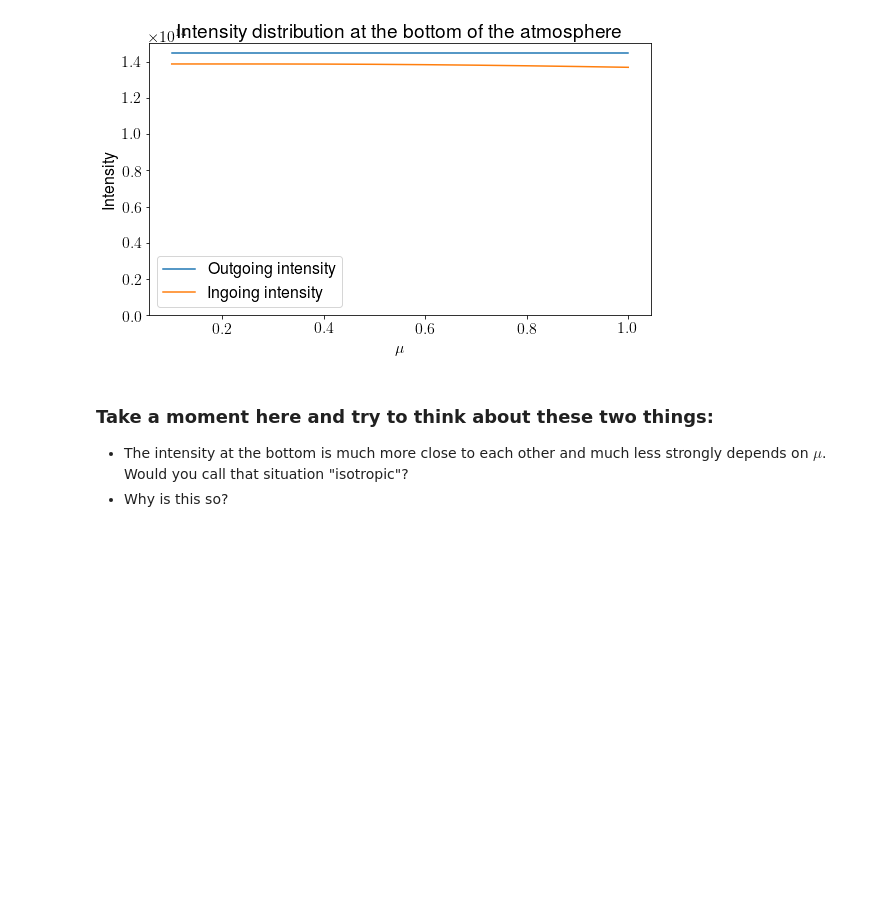
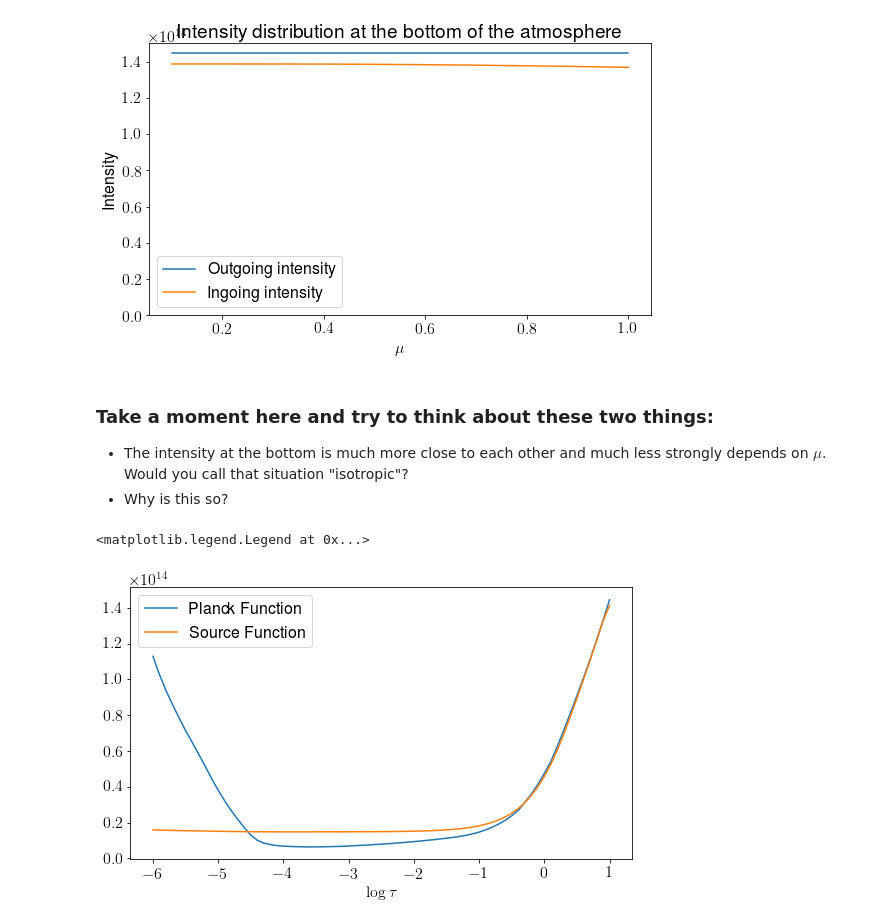
Before and after one commit to ivanzmilic/collage, a Jupyter notebook: Simple scattering .ipynb, the cells around one changed output. Drawn from its saved outputs; the diff is of its cells as text; code cells hidden in the pictures; blank space fills up the shorter version.

```diff
--- a/Simple scattering .ipynb
+++ b/Simple scattering .ipynb
@@ -251,3 +251,27 @@ Text(0.5, 1.0, 'Intensity distribution at the bottom of the atmosphere')
 
 - The intensity at the bottom is much more close to each other and much less strongly depends on $\mu$. Would you call that situation "isotropic"?
 - Why is this so?
+# %%
+# Now we can calculate mean intensity similarly to above. We don't even have to use super strict
+# trapezoidal integration. Just add all the intensities and divide by 20
+
+J = np.sum(int_in+int_out,axis=0)/20.
+# %%
+# Then define the epsilon
+
+epsilon = 1E-2
+
+# And then we can update the source function:
+S = epsilon * B + (1-epsilon) * J
+
+# And we can now plot B (Planck function, our "old value for the source function") vs our "new"
+# source function
+
+plt.figure(figsize=[9,5])
+plt.plot(logtau,B,label="Planck Function")
+plt.plot(logtau,S,label="Source Function")
+plt.xlabel("$\\log \\tau$")
+plt.legend()
+# %% [output]
+<matplotlib.legend.Legend at 0x...>
+[figure, added]
```
Also changed, not shown: parts of 12 cells of this notebook.
